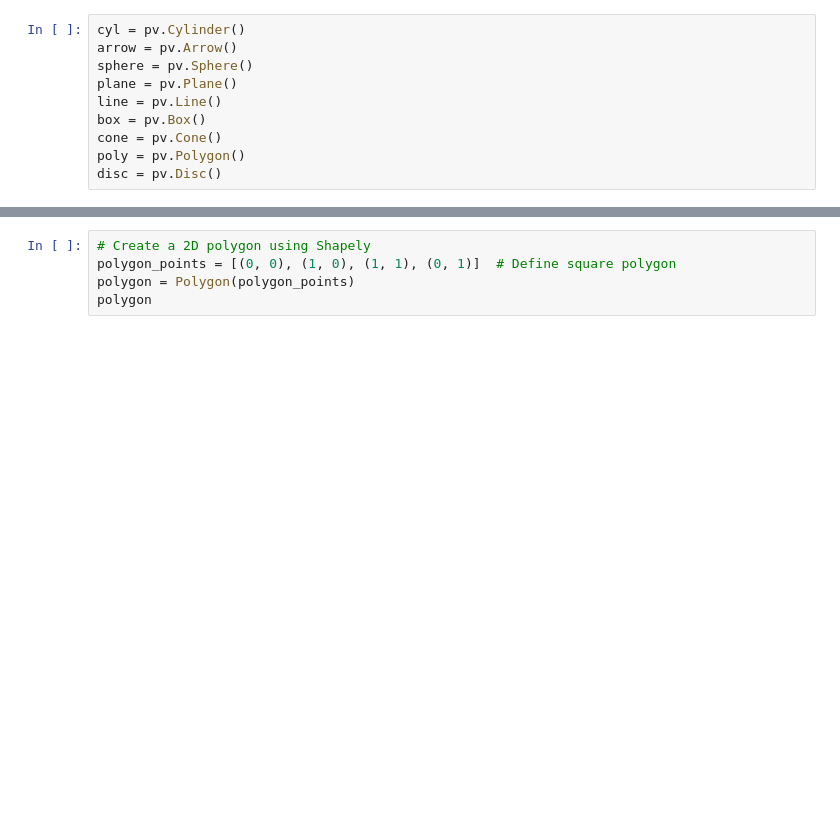
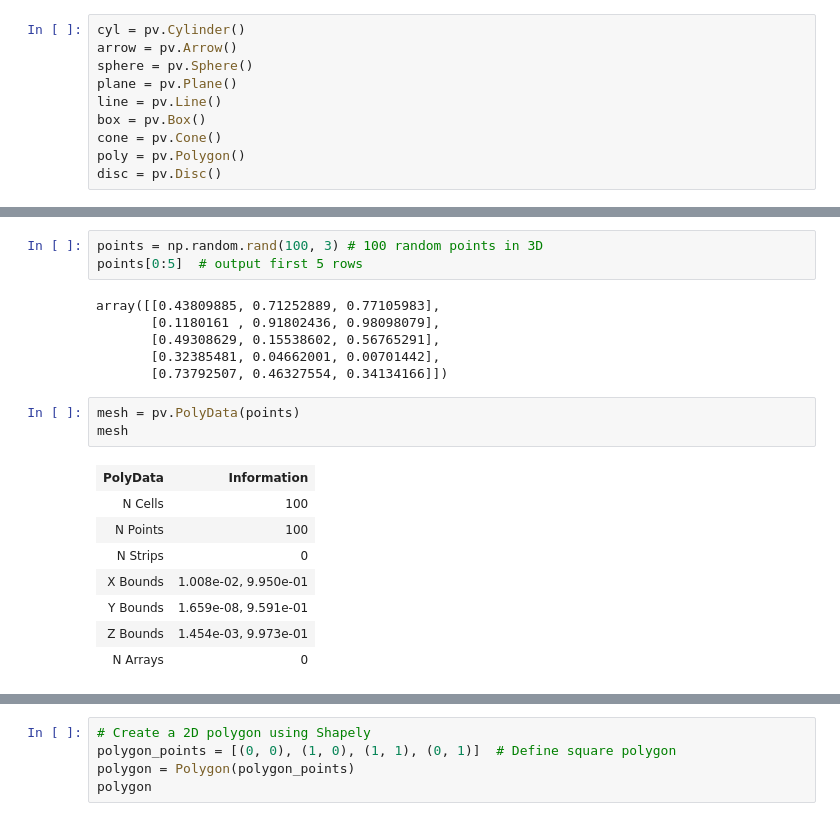
Before and after one commit to Sandalu2001/Rooftop-Solar-Photovoltaic-System, a Jupyter notebook: model/notebooks/test_notebook-v1.ipynb, the cells around one changed output, grey strips where cells are left out. Saved outputs shown, nothing was run; the diff lists cells and outputs as text; blank space fills up the shorter version.

```diff
--- a/model/notebooks/test_notebook-v1.ipynb
+++ b/model/notebooks/test_notebook-v1.ipynb
@@ -142,0 +150,21 @@ Widget(value='<iframe src="http://localhost:52616/index.html?ui=P_0x1506e8050_9&
+# %%
+points = np.random.rand(100, 3) # 100 random points in 3D
+points[0:5]  # output first 5 rows
+# %% [output]
+array([[0.43809885, 0.71252889, 0.77105983],
+       [0.1180161 , 0.91802436, 0.98098079],
+       [0.49308629, 0.15538602, 0.56765291],
+       [0.32385481, 0.04662001, 0.00701442],
+       [0.73792507, 0.46327554, 0.34134166]])
+# %%
+mesh = pv.PolyData(points)
+mesh
+# %% [output]
+| PolyData | Information |
+| N Cells | 100 |
+| N Points | 100 |
+| N Strips | 0 |
+| X Bounds | 1.008e-02, 9.950e-01 |
+| Y Bounds | 1.659e-08, 9.591e-01 |
+| Z Bounds | 1.454e-03, 9.973e-01 |
+| N Arrays | 0 |
```
Also changed, not shown: parts of 20 cells of this notebook, 1 other file.
